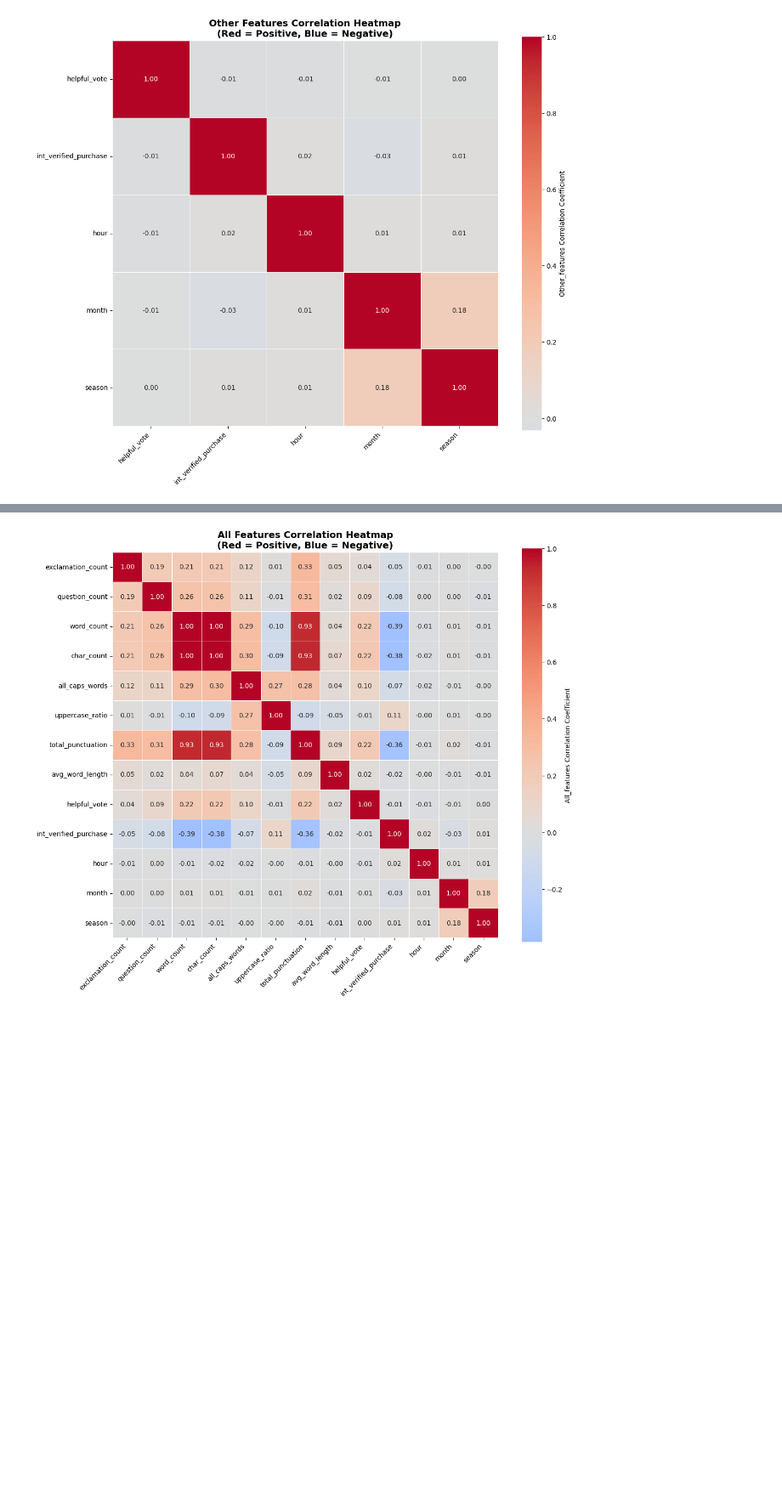
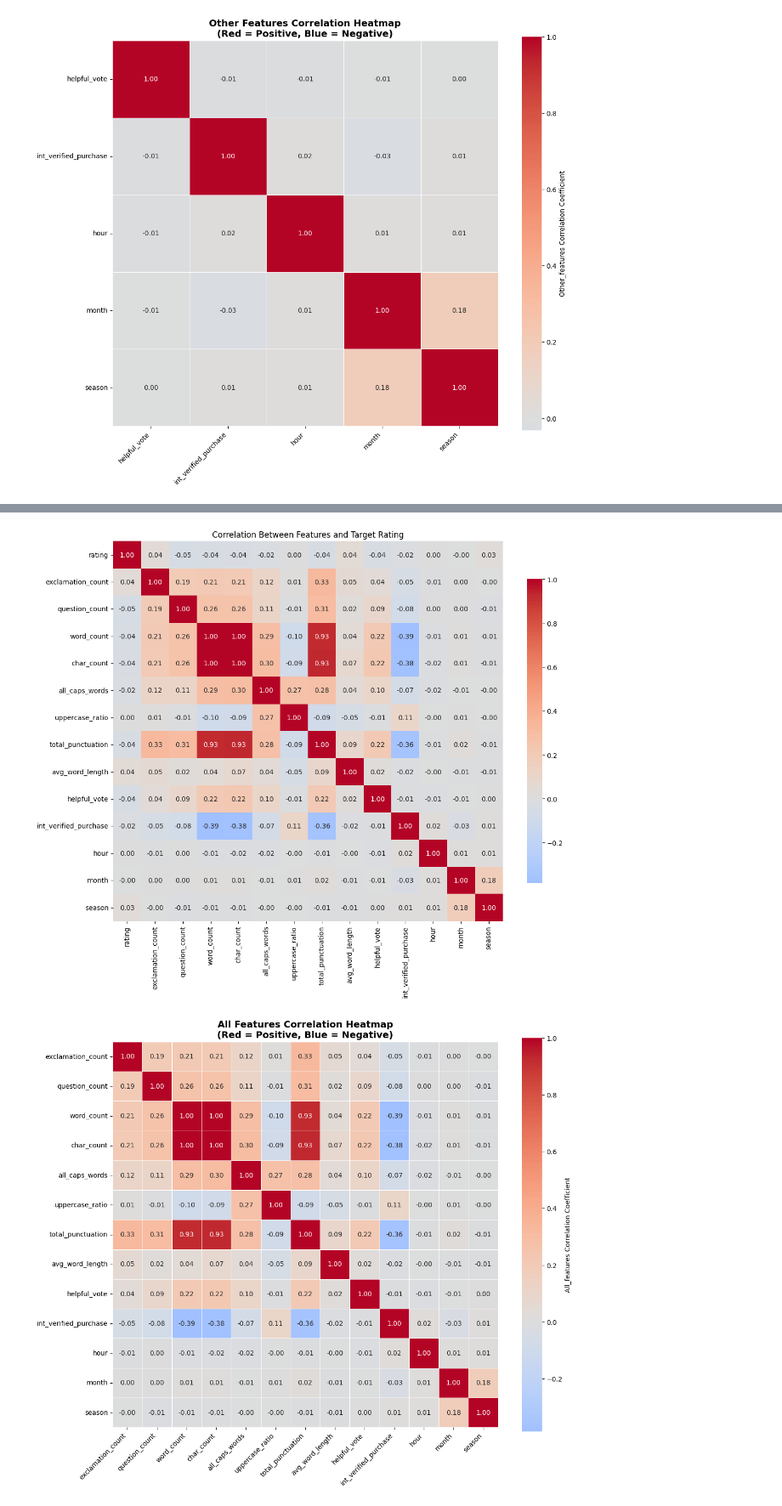
Before and after one commit to yifeica0/ECS171-Group8, a Jupyter notebook: FeatureSelection_AllFeature_correlation.ipynb, the cells around one changed output, grey strips where cells are left out. Shown at 85% size. Saved outputs shown, nothing was run; the diff lists cells and outputs as text; code cells hidden in the pictures; blank space fills up the shorter version.

```diff
--- a/FeatureSelection_AllFeature_correlation.ipynb
+++ b/FeatureSelection_AllFeature_correlation.ipynb
@@ -258 +302,22 @@ plt.show()
+# %%
+# 4. CORRELATION WITH TARGET FULL VISUALIZATION
+corr_features_all = ["rating"] + features
+plt.figure(figsize=(12, 10))
+corr_with_rating = df[corr_features_all].corr()
+
+sns.heatmap(
+    corr_with_rating,
+    annot=True,
+    fmt=".2f",
+    cmap="coolwarm",
+    center=0,
+    cbar_kws={"shrink": 0.8}
+)
+
+plt.title("Correlation Between Features and Target Rating")
+plt.tight_layout()
+# plt.savefig("correlation between target and (all) features_2.png")
+plt.show()
+# %% [output]
+[figure, added]
 # %%
```
Also changed, not shown: parts of 16 cells of this notebook.
